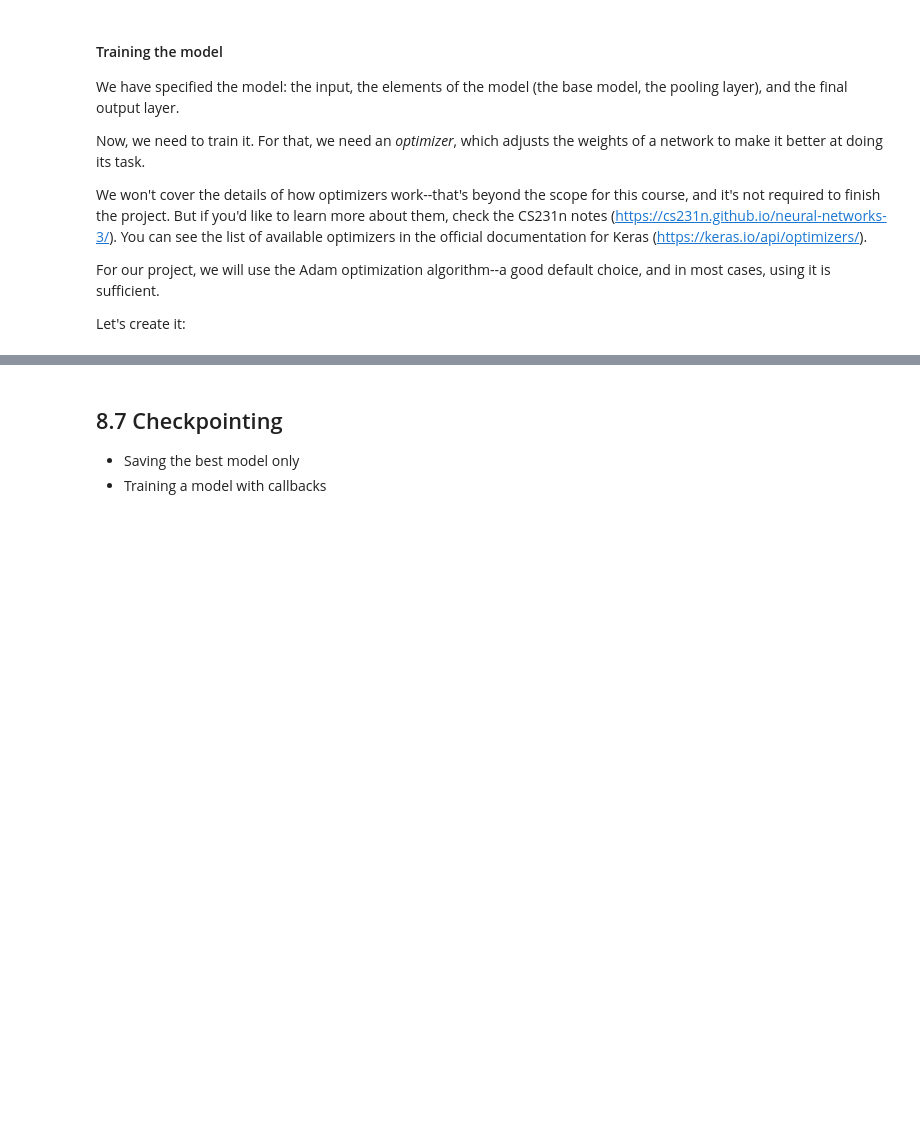
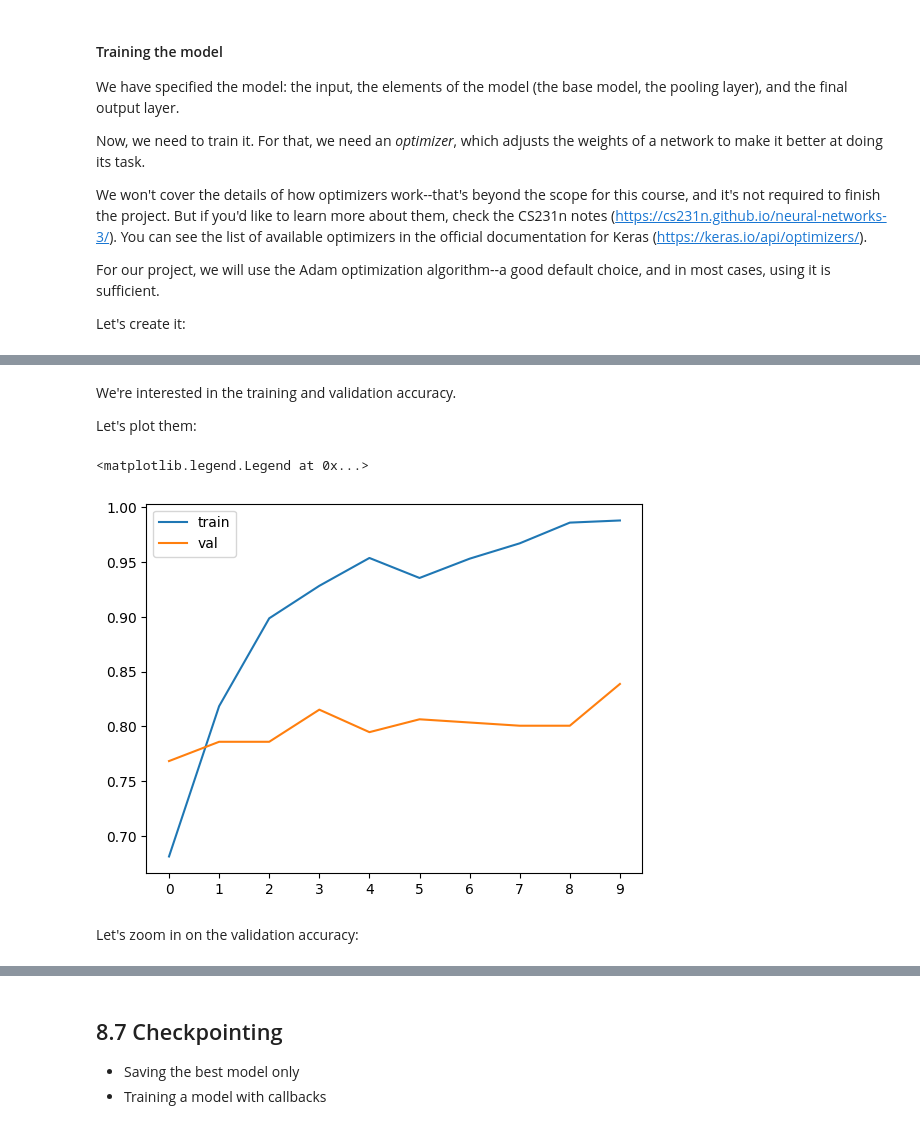
Before and after one commit to wanyingng/machine-learning-zoomcamp-2024, a Jupyter notebook: 08-deep-learning/08-fashion-neural-nets.ipynb, the cells around one changed output, grey strips where cells are left out. Drawn from its saved outputs; the diff is of its cells as text; code cells hidden in the pictures; blank space fills up the shorter version.

```diff
--- a/08-deep-learning/08-fashion-neural-nets.ipynb
+++ b/08-deep-learning/08-fashion-neural-nets.ipynb
@@ -905 +1080,15 @@ history = model.fit(train_ds, epochs=10, validation_data=val_ds)
+# %% [markdown]
+We're interested in the training and validation accuracy.
+
+Let's plot them:
+# %%
+plt.plot(history.history['accuracy'], label='train')
+plt.plot(history.history['val_accuracy'], label='val')
+plt.xticks(np.arange(10))
+plt.legend()
+# %% [output]
+<matplotlib.legend.Legend at 0x...>
+[figure, added]
+# %% [markdown]
+Let's zoom in on the validation accuracy:
 # %%
```
Also changed, not shown: parts of 41 cells of this notebook.
